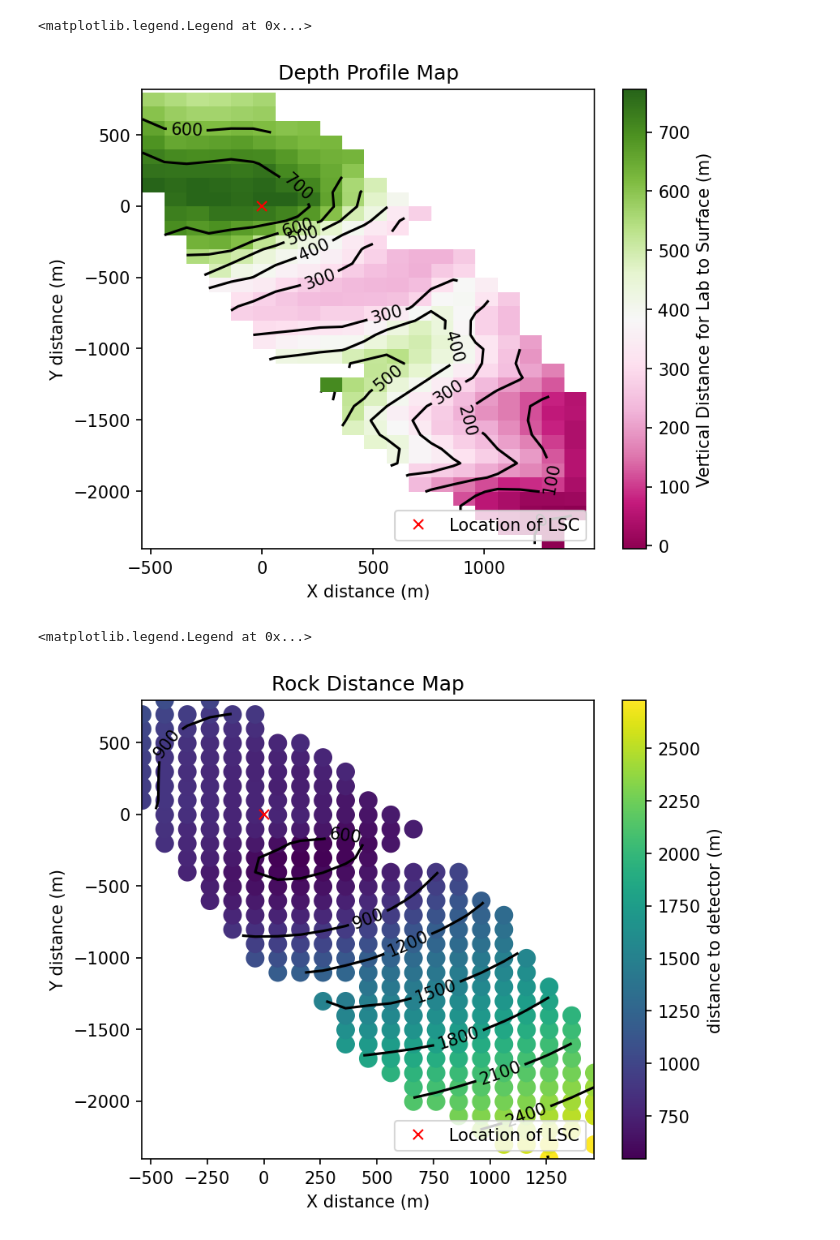
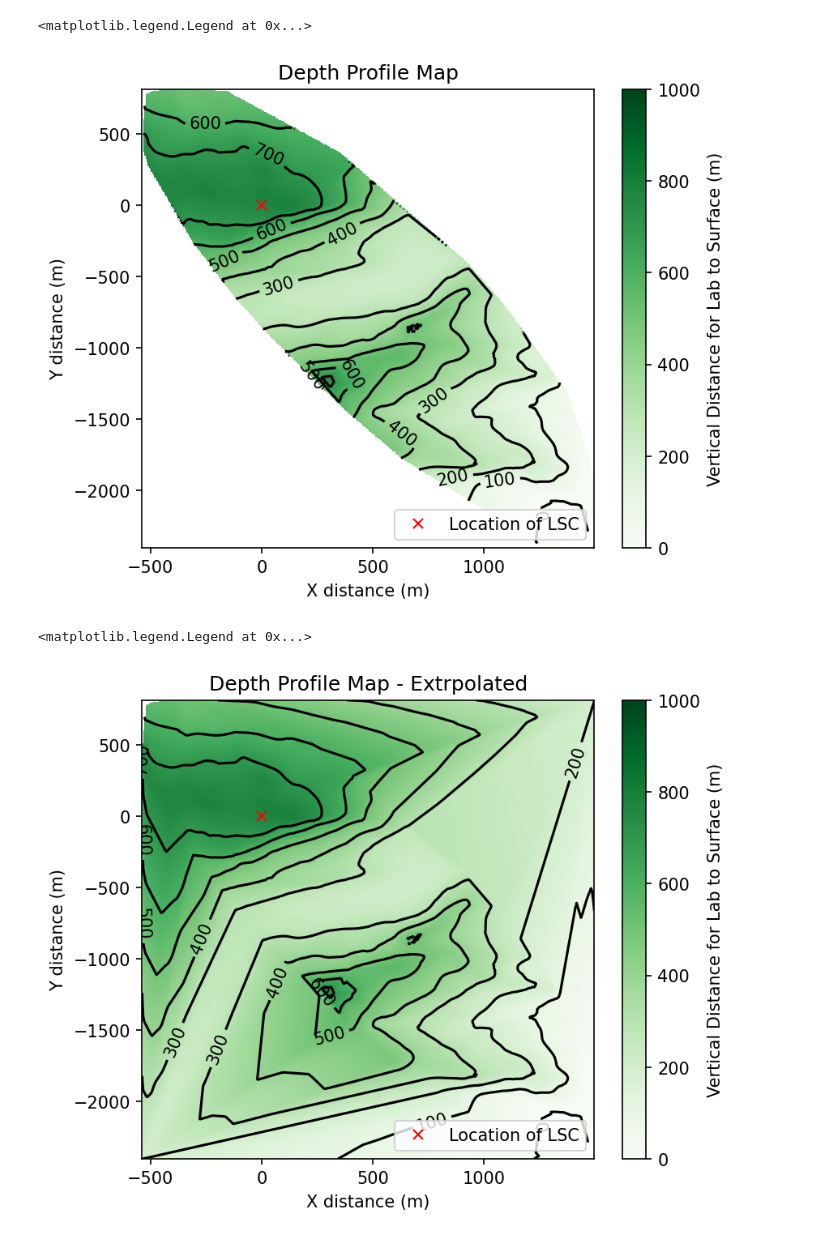
Before and after one commit to LeslieRogers/CanfrancMountainProfile, a Jupyter notebook: LSC_Mountain.ipynb, the cells around one changed output. Cells and saved outputs as stored; diff of their text form; code cells hidden in the pictures.

Commit message:
Mountain extrapolation

```diff
--- a/LSC_Mountain.ipynb
+++ b/LSC_Mountain.ipynb
@@ -30,15 +31,17 @@ zz=vals.reshape(len(Y1), len(X1))
 # %%
-cmap = plt.get_cmap('PiYG')
+cmap = plt.get_cmap('Greens')
 # Plot the height map
 plt.figure(figsize=(6,5),dpi=150)
-plt.pcolormesh(xx,yy,zz,cmap=cmap)
+plt.pcolormesh(xx,yy,heights,cmap=cmap)
 
 plt.colorbar(label='Vertical Distance for Lab to Surface (m)')
-CS=plt.contour(xx,yy,zz,colors='black')
+plt.clim(0,1000)
+
+
+CS=plt.contour(xx,yy,heights,colors='black',levels=np.arange(0,1000,100))
 plt.clabel(CS, inline=1, fontsize=10,fmt='%1.0f')
-
-plt.ylim(Ymin,Ymax)
-plt.xlim(Xmin,Xmax)
+#plt.ylim(Ymin,Ymax)
+#plt.xlim(Xmin,Xmax)
 plt.xlabel("X distance (m)")
 plt.ylabel("Y distance (m)")
 plt.title("Depth Profile Map")
@@ -46,4 +49,4 @@ plt.plot([0],[0],'x',label='Location of LSC',color='red')
 plt.legend(loc='lower right')
 # %% [output]
 <matplotlib.legend.Legend at 0x...>
-[figure, old version]
+[figure, new version]
@@ -57,19 +53,47 @@ distancetodetector = np.sqrt(zz**2+xx**2+yy**2)
+# %%
+
+Xs=list(pdmtn.X)
+Ys=list(pdmtn.Y)
+Zs=list(pdmtn.Z)
+
+
+#interpolate out smoothly to these corner points
+Xs.append(min(Xs));Ys.append(min(Ys));Zs.append(200)
+Xs.append(max(Xs));Ys.append(max(Ys));Zs.append(200)
+
+#Make the interp function
+interpolatedMountain=LinearNDInterpolator(np.array([Xs,Ys]).transpose(),Zs)
+# %%
+
+vals=[]
+StepSize=5
+X1= np.arange(min(Xs),max(Xs), StepSize)
+Y1= np.arange(min(Ys),max(Ys), StepSize)
+
+[xx,yy]=np.meshgrid(X1,Y1)
+#heights=np.zeros_like(xx)*-2000
+for ix in range(len(X1)):
+    for iy in range(len(Y1)):
+        heights[iy,ix]=interpolatedMountain(X1[ix],Y1[iy])
 # %%
-#Plot the distance from the surface to the lab at each place in XY
+cmap = plt.get_cmap('Greens')
+# Plot the height map
+plt.figure(figsize=(6,5),dpi=150)
+plt.pcolormesh(xx,yy,heights,cmap=cmap)
 
-plt.figure(figsize=(6,5),dpi=150)
-plt.scatter(xx,yy,StepSize,distancetodetector)
-
-plt.colorbar(label='distance to detector (m)')
-CS=plt.contour(xx,yy,distancetodetector,colors='black')
-plt.clabel(CS, inline=1, fontsize=10,fmt='%1.0f')
+plt.colorbar(label='Vertical Distance for Lab to Surface (m)')
+plt.clim(0,1000)
 
 
+CS=plt.contour(xx,yy,heights,colors='black',levels=np.arange(0,1000,100))
+plt.clabel(CS, inline=1, fontsize=10,fmt='%1.0f')
+#plt.ylim(Ymin,Ymax)
+#plt.xlim(Xmin,Xmax)
 plt.xlabel("X distance (m)")
 plt.ylabel("Y distance (m)")
-plt.title("Rock Distance Map")
+plt.title("Depth Profile Map - Extrpolated")
 plt.plot([0],[0],'x',label='Location of LSC',color='red')
 plt.legend(loc='lower right')
 # %% [output]
 <matplotlib.legend.Legend at 0x...>
-[figure, old version]
+[figure, new version]
```
Also changed, not shown: parts of 6 cells of this notebook, 1 other file.
